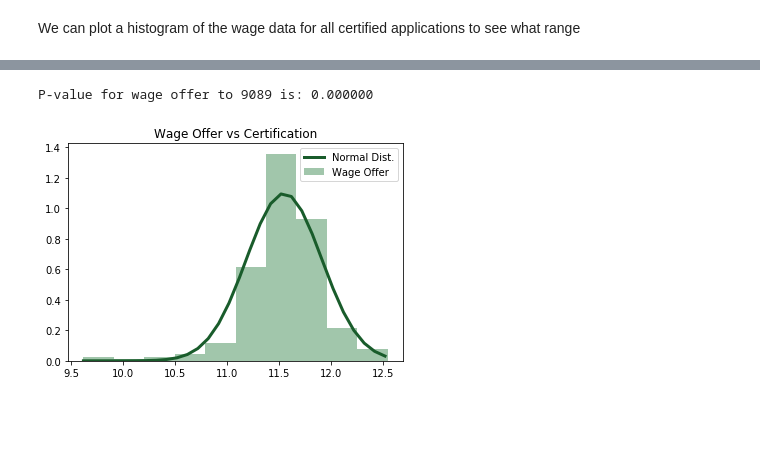
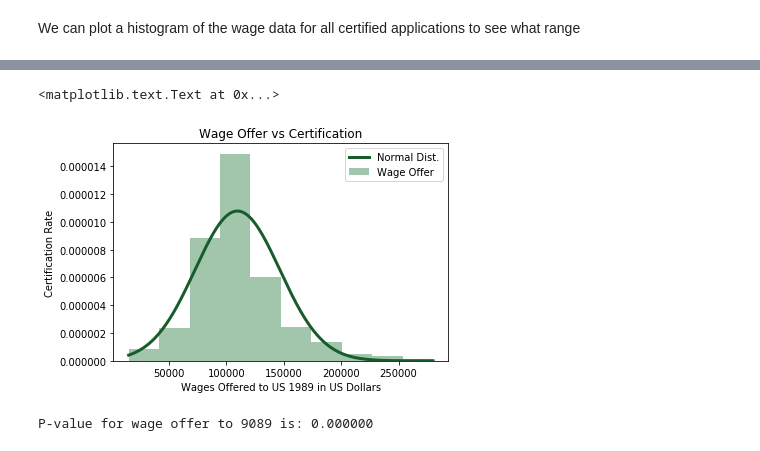
Before and after one commit to fall4knight/US-visa-application, a Jupyter notebook: Wilson_US_Visa.ipynb, the cells around one changed output, grey strips where cells are left out. Cells and saved outputs as stored; diff of their text form; code cells hidden in the pictures; blank space fills up the shorter version.

```diff
--- a/Wilson_US_Visa.ipynb
+++ b/Wilson_US_Visa.ipynb
@@ -273,19 +295,22 @@ P-value for wage offer from 9089 is: 0.000000
 # %%
 wage_offer_to = total_certified['wage_offer_to_9089']
 wage_offer_to = wage_offer_to[wage_offer_to < 300000]
 wage_offer_to = wage_offer_to[wage_offer_to > 0]
-wage_offer_to = np.log(wage_offer_to)
 
 xs = np.arange(wage_offer_to.min(), wage_offer_to.max(), 0.1)
 fit = stats.norm.pdf(xs, np.mean(wage_offer_to), np.std(wage_offer_to))
 plt.plot(xs, fit, label='Normal Dist.', lw=3, color='#195C2B')
 plt.hist(wage_offer_to, normed=True, label='Wage Offer', color='#A1C6AB');
 plt.title('Wage Offer vs Certification')
 plt.legend();
-
-# Test if wage offer is normal
-[st_wage_to, p_wage_to] = normaltest(wage_offer_to)
-print('P-value for wage offer to 9089 is: %f'%p_wage_to)
+plt.ylabel('Certification Rate')
+plt.xlabel('Wages Offered to US 1989 in US Dollars')
 # %% [output]
-P-value for wage offer to 9089 is: 0.000000
+<matplotlib.text.Text at 0x...>
-[figure, old version]
+[figure, new version]
+# %%
+# Test if wage offer is normal
+[st_wage_to, p_wage_to] = normaltest(wage_offer_to)
+print('P-value for wage offer to 9089 is: %f'%p_wage_to)
+# %% [output]
+P-value for wage offer to 9089 is: 0.000000
```
Also changed, not shown: parts of 13 cells of this notebook.
